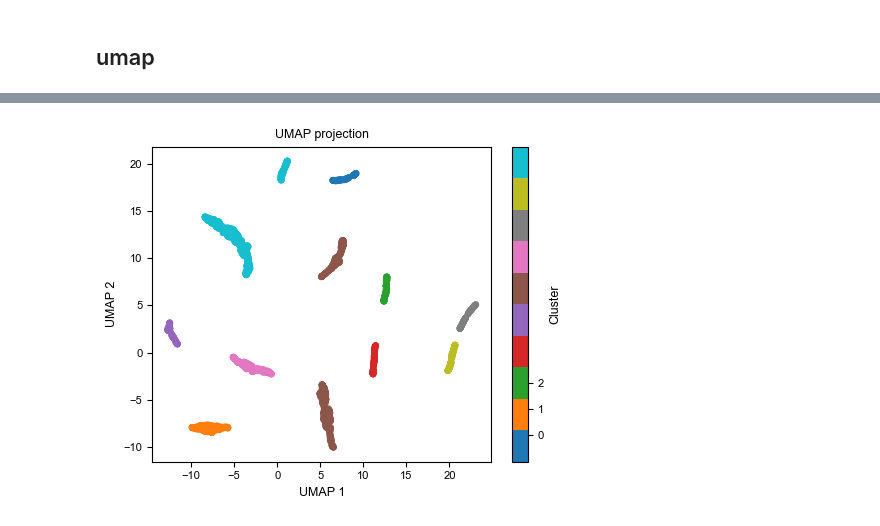
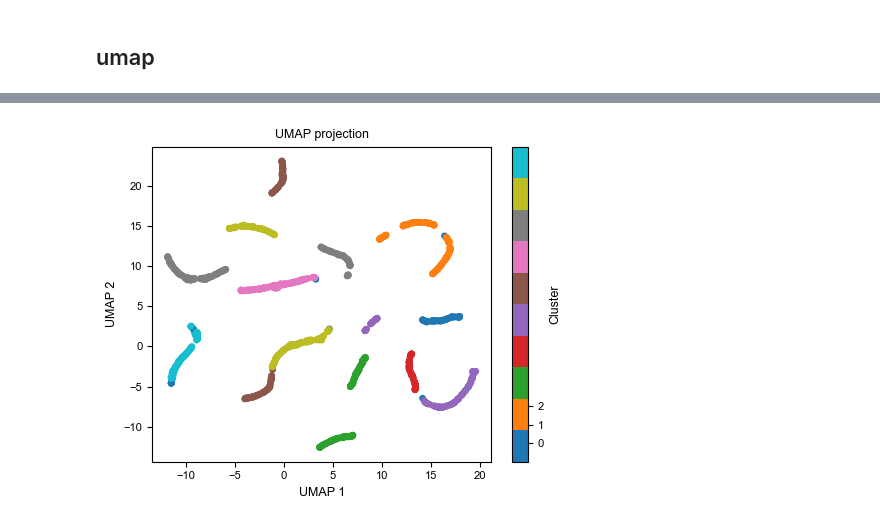
Before and after one commit to bacor/rhythmic-segment-analysis, a Jupyter notebook: notebooks/cluster-analysis.ipynb, the cells around one changed output, grey strips where cells are left out. Drawn from its saved outputs; the diff is of its cells as text; code cells hidden in the pictures.

```diff
--- a/notebooks/cluster-analysis.ipynb
+++ b/notebooks/cluster-analysis.ipynb
@@ -115,17 +185,17 @@ plt.savefig('../figures/cluster-analysis-3d.pdf')
 # %%
 import umap
 
-umap_model = umap.UMAP(n_neighbors=15, min_dist=0.1, metric="euclidean", random_state=42)
-embedding = umap_model.fit_transform(data)
+umap_model = umap.UMAP(n_neighbors=10, min_dist=.2, metric="euclidean", random_state=42)
+embedding = umap_model.fit_transform(data_5d)
-# %%
-# Plot
-plt.figure(figsize=(5, 4))
-scatter = plt.scatter(embedding[:, 0], embedding[:, 1], c=labels, cmap="tab10", s=15)
-plt.colorbar(scatter, ticks=[0, 1, 2], label="Cluster")
-plt.title("UMAP projection")
-plt.xlabel("UMAP 1")
-plt.ylabel("UMAP 2")
-plt.tight_layout()
-plt.show()
-# %% [output]
-[figure, removed]
+# %%
+# Plot
+plt.figure(figsize=(5, 4))
+scatter = plt.scatter(embedding[:, 0], embedding[:, 1], c=labels, cmap="tab10", s=15)
+plt.colorbar(scatter, ticks=[0, 1, 2], label="Cluster", )
+plt.title("UMAP projection")
+plt.xlabel("UMAP 1")
+plt.ylabel("UMAP 2")
+plt.tight_layout()
+plt.show()
+# %% [output]
+[figure, added]
```
Also changed, not shown: parts of 6 cells of this notebook, 2 other files.
